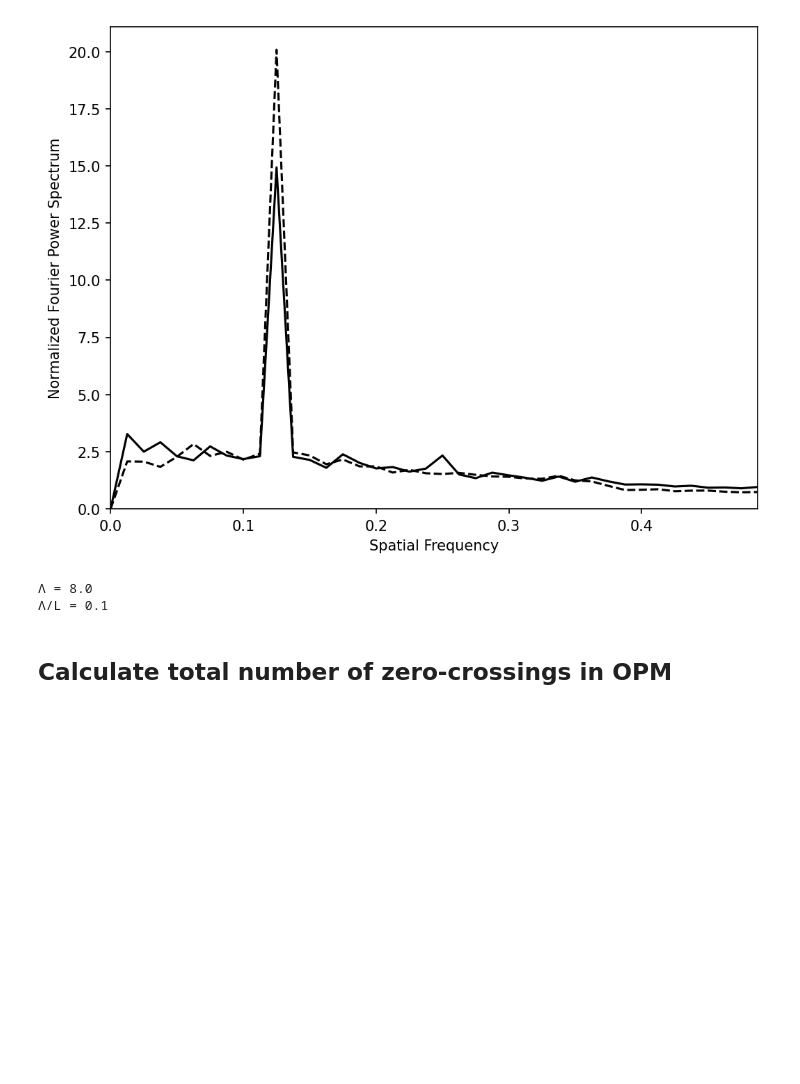
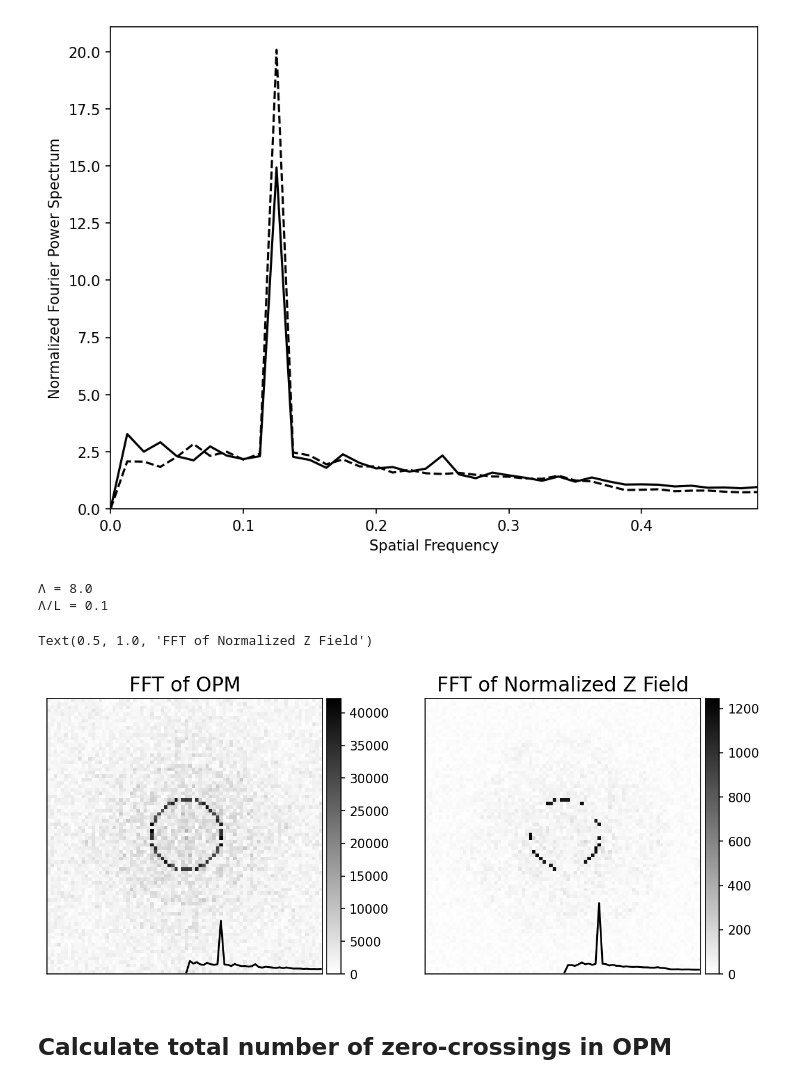
Before and after one commit to AddingAddict/OrientationSSB, a Jupyter notebook: notebooks/tuan_calc_pinwheel_density.ipynb, the cells around one changed output. Drawn from its saved outputs; the diff is of its cells as text; code cells hidden in the pictures; blank space fills up the shorter version.

```diff
--- a/notebooks/tuan_calc_pinwheel_density.ipynb
+++ b/notebooks/tuan_calc_pinwheel_density.ipynb
@@ -131,6 +131,19 @@ print('Λ/L =',Lam/N4)
 # %% [output]
 Λ = 8.0
 Λ/L = 0.1
+# %%
+fig,axs = plt.subplots(1,2,figsize=(10,4),dpi=150)
+
+pf.imshowbar(fig,axs[0],ori_fft,cmap='binary',origin='lower')
+axs[0].plot(N4//2+np.arange(N4//2),ori_fps/np.sum(ori_fps)*N4,'k')
+pf.imshowbar(fig,axs[1],z_unit_fft,cmap='binary',origin='lower')
+axs[1].plot(N4//2+np.arange(N4//2),z_unit_fps/np.sum(z_unit_fps)*N4,'k')
+
+axs[0].set_title('FFT of OPM',fontsize=16)
+axs[1].set_title('FFT of Normalized Z Field',fontsize=16)
+# %% [output]
+Text(0.5, 1.0, 'FFT of Normalized Z Field')
+[figure, added]
 # %% [markdown]
 ## Calculate total number of zero-crossings in OPM
 # %%
```
Also changed, not shown: parts of 2 cells of this notebook, 17 other files.
